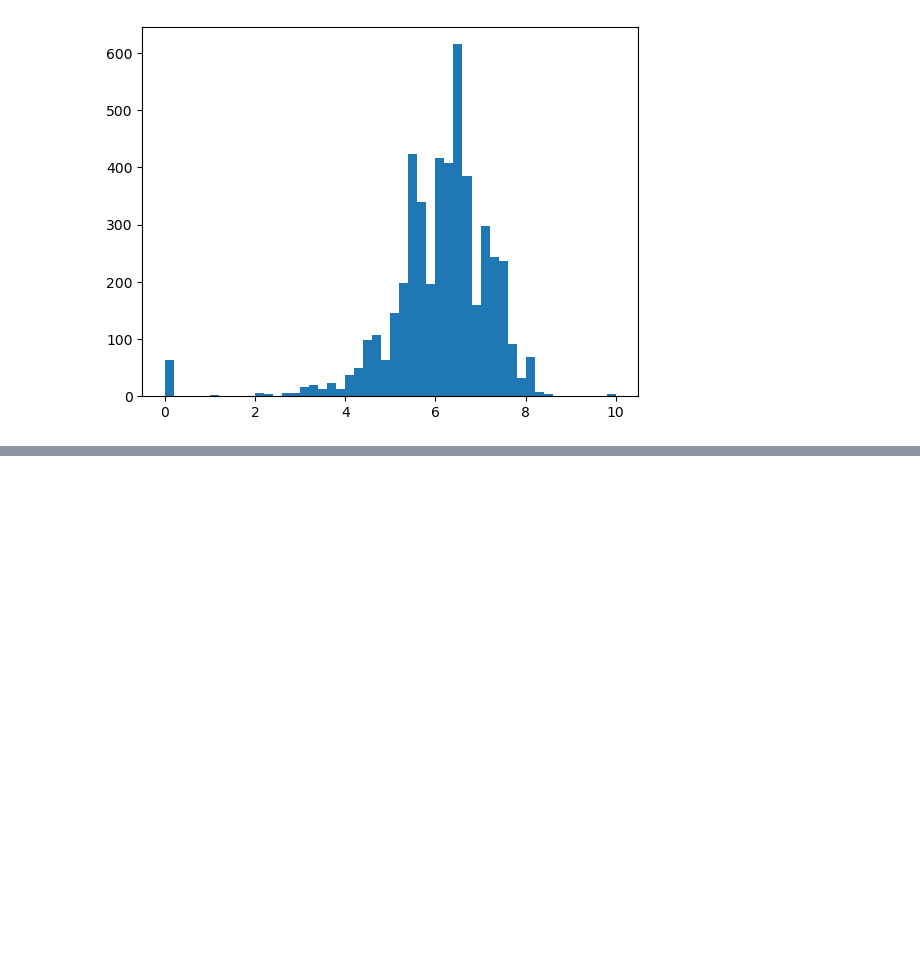
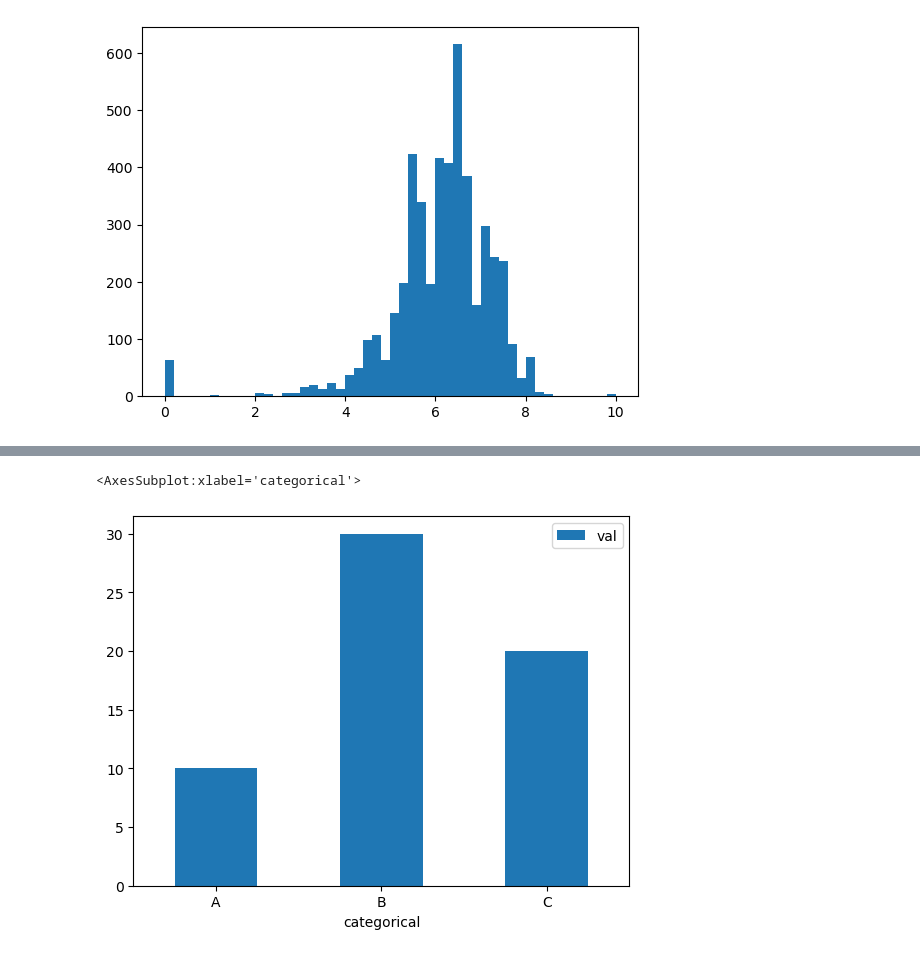
Before and after one commit to donchan7777/py-practice, a Jupyter notebook: python_DS/Matplotlib.ipynb, the cells around one changed output, grey strips where cells are left out. Saved outputs shown, nothing was run; the diff lists cells and outputs as text; code cells hidden in the pictures; blank space fills up the shorter version.

```diff
--- a/python_DS/Matplotlib.ipynb
+++ b/python_DS/Matplotlib.ipynb
@@ -159,0 +156,5 @@ array([1.00000000e+00, 1.29154967e+01, 1.66810054e+02, 2.15443469e+03,
+# %%
+df.plot('categorical', 'val', kind='bar', rot=0)
+# %% [output]
+<AxesSubplot:xlabel='categorical'>
+[figure, added]
```
Also changed, not shown: parts of 14 cells of this notebook, 13 other files.
